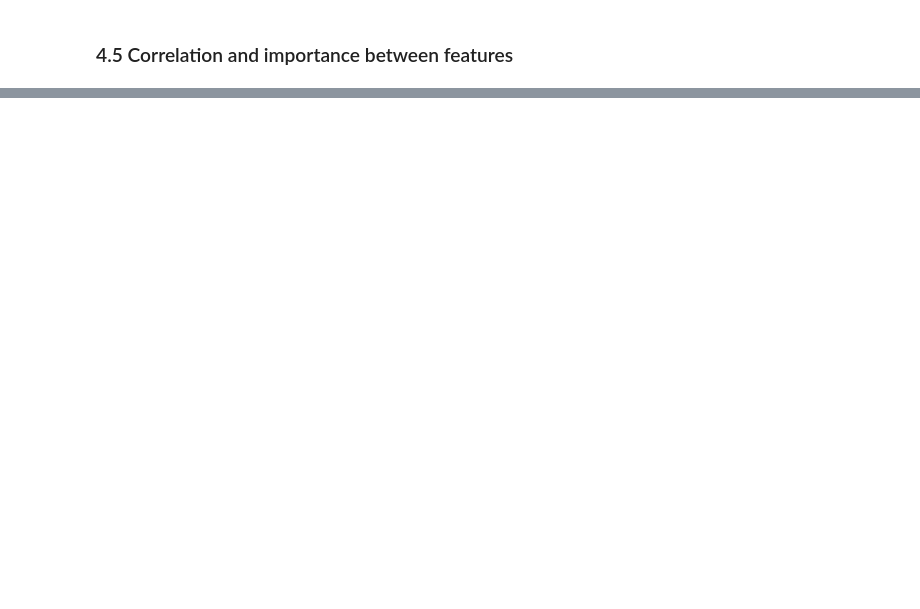
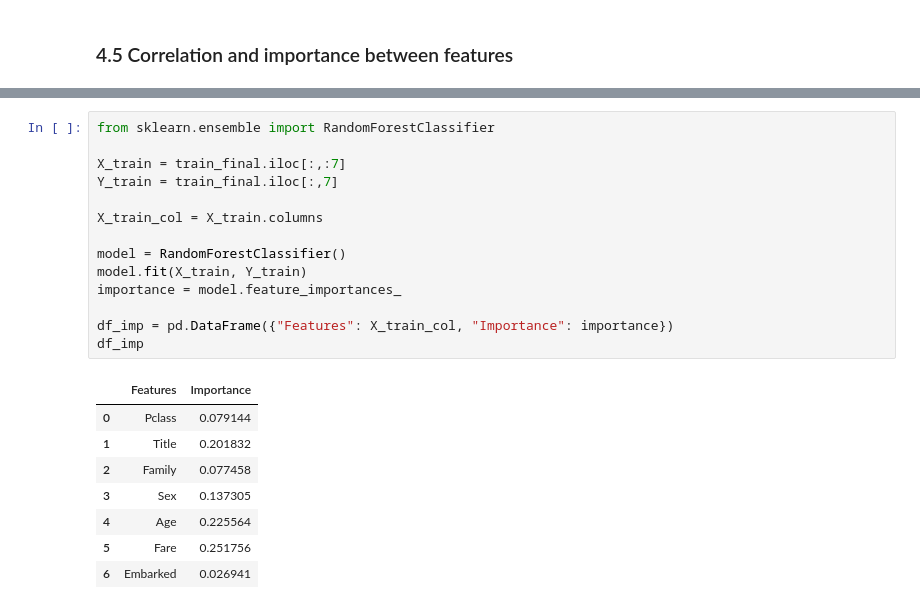
Before and after one commit to ivochula/Data_Science_Portfolio, a Jupyter notebook: Titanic/Titanic.ipynb, the cells around one changed output, grey strips where cells are left out. Saved outputs shown, nothing was run; the diff lists cells and outputs as text; blank space fills up the shorter version.

```diff
--- a/Titanic/Titanic.ipynb
+++ b/Titanic/Titanic.ipynb
@@ -553,0 +554,23 @@ varImpPlot(train_final_imp, sort=TRUE)
+# %%
+from sklearn.ensemble import RandomForestClassifier
+
+X_train = train_final.iloc[:,:7]
+Y_train = train_final.iloc[:,7]
+
+X_train_col = X_train.columns
+
+model = RandomForestClassifier()
+model.fit(X_train, Y_train)
+importance = model.feature_importances_
+
+df_imp = pd.DataFrame({"Features": X_train_col, "Importance": importance})
+df_imp
+# %% [output]
+|  | Features | Importance |
+| 0 | Pclass | 0.079144 |
+| 1 | Title | 0.201832 |
+| 2 | Family | 0.077458 |
+| 3 | Sex | 0.137305 |
+| 4 | Age | 0.225564 |
+| 5 | Fare | 0.251756 |
+| 6 | Embarked | 0.026941 |
```
Also changed, not shown: parts of 4 cells of this notebook.
